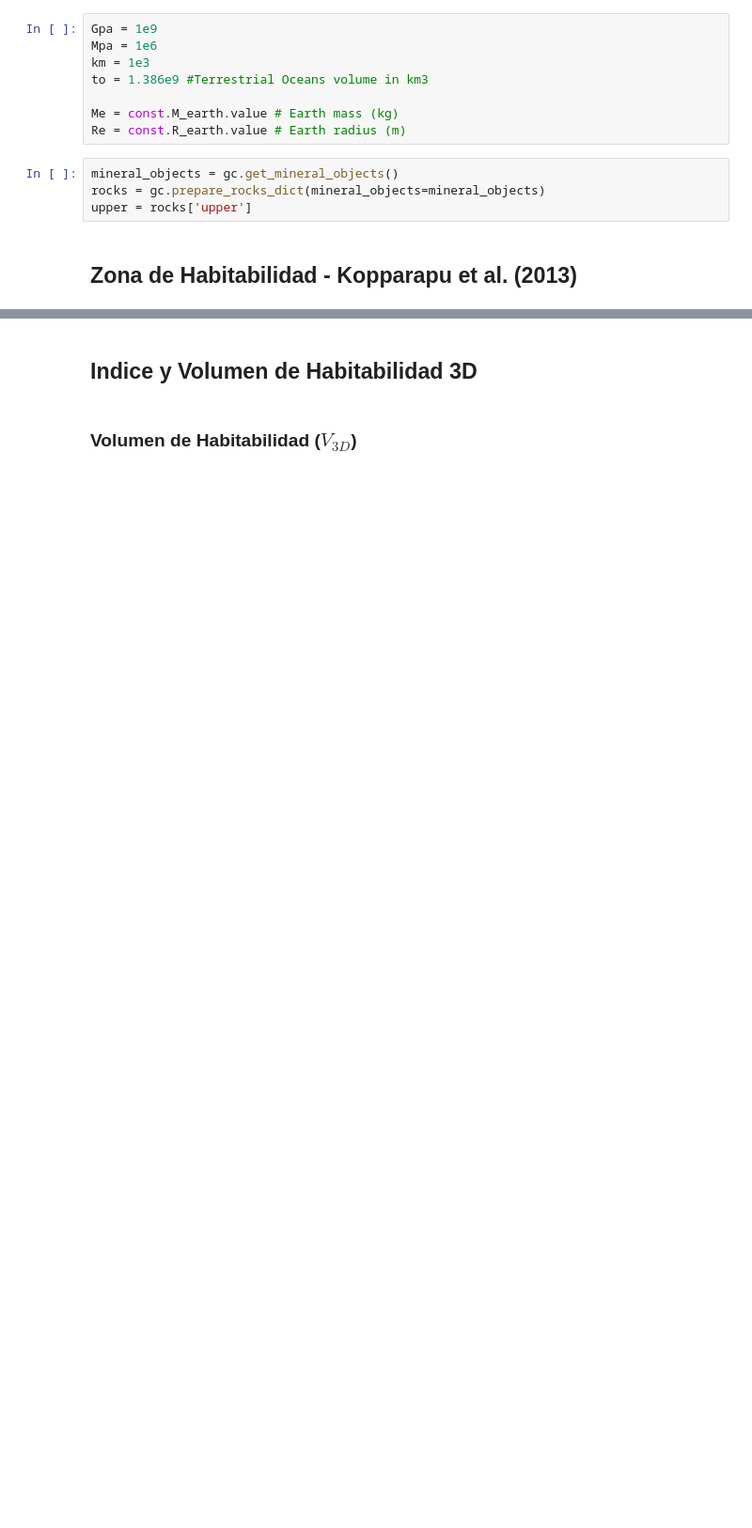
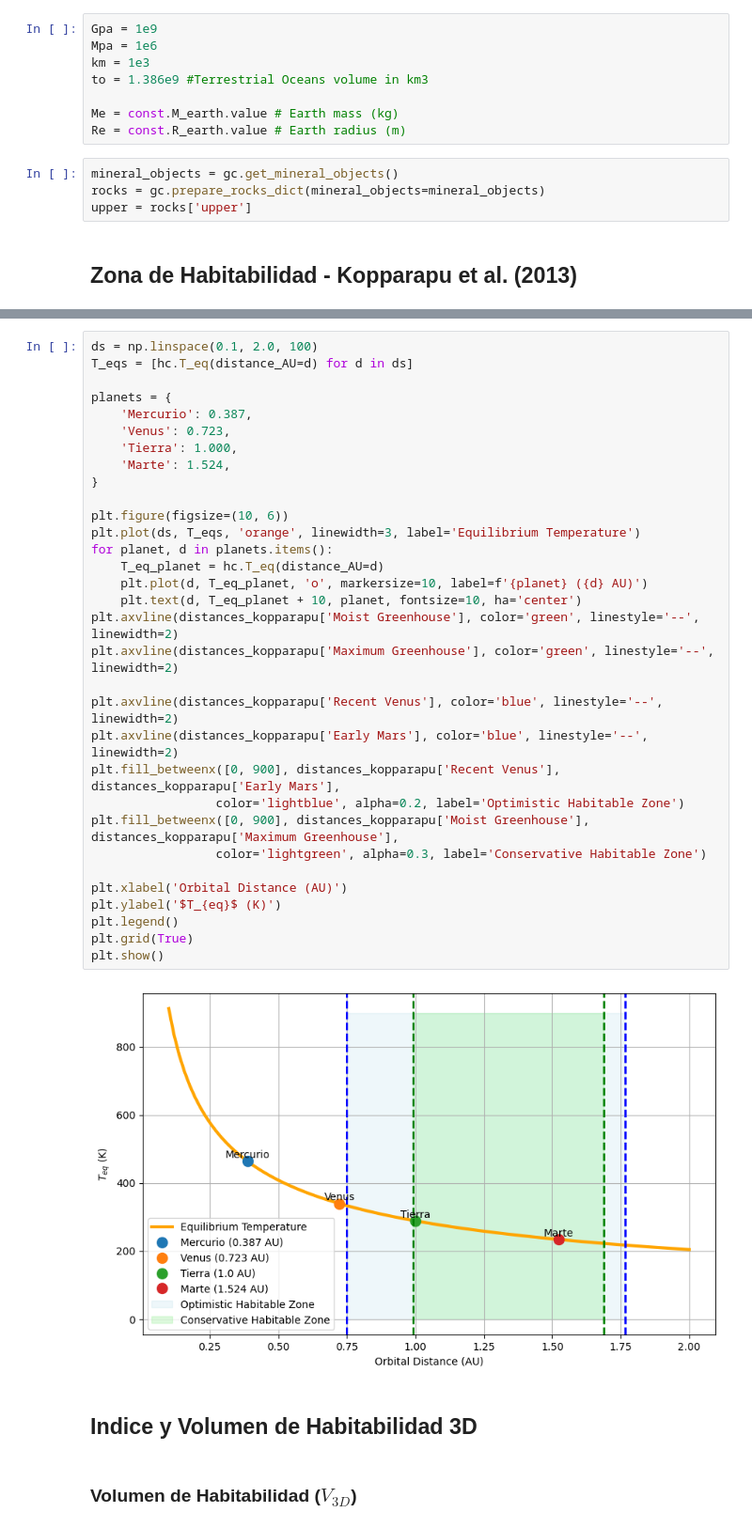
Before and after one commit to Santiago-Orjuela/Hab3D, a Jupyter notebook: Codigos-Scripts/Indice_hab3D.ipynb, the cells around one changed output, grey strips where cells are left out. Shown at 94% size. Drawn from its saved outputs; the diff is of its cells as text; blank space fills up the shorter version.

```diff
--- a/Codigos-Scripts/Indice_hab3D.ipynb
+++ b/Codigos-Scripts/Indice_hab3D.ipynb
@@ -169,6 +78,40 @@ Límites OPTIMISTAS:
 Zona Habitable Conservadora:  0.9928 - 1.6886 AU
 Zona Habitable Optimista:     0.7503 - 1.7658 AU
 ======================================================================
+# %%
+ds = np.linspace(0.1, 2.0, 100)
+T_eqs = [hc.T_eq(distance_AU=d) for d in ds]
+
+planets = {
+    'Mercurio': 0.387,
+    'Venus': 0.723,
+    'Tierra': 1.000,
+    'Marte': 1.524,
+}
+
+plt.figure(figsize=(10, 6))
+plt.plot(ds, T_eqs, 'orange', linewidth=3, label='Equilibrium Temperature')
+for planet, d in planets.items():
+    T_eq_planet = hc.T_eq(distance_AU=d)
+    plt.plot(d, T_eq_planet, 'o', markersize=10, label=f'{planet} ({d} AU)')
+    plt.text(d, T_eq_planet + 10, planet, fontsize=10, ha='center')
+plt.axvline(distances_kopparapu['Moist Greenhouse'], color='green', linestyle='--', linewidth=2)
+plt.axvline(distances_kopparapu['Maximum Greenhouse'], color='green', linestyle='--', linewidth=2)
+
+plt.axvline(distances_kopparapu['Recent Venus'], color='blue', linestyle='--', linewidth=2)
+plt.axvline(distances_kopparapu['Early Mars'], color='blue', linestyle='--', linewidth=2)
+plt.fill_betweenx([0, 900], distances_kopparapu['Recent Venus'], distances_kopparapu['Early Mars'],
+                 color='lightblue', alpha=0.2, label='Optimistic Habitable Zone')
+plt.fill_betweenx([0, 900], distances_kopparapu['Moist Greenhouse'], distances_kopparapu['Maximum Greenhouse'],
+                 color='lightgreen', alpha=0.3, label='Conservative Habitable Zone')
+
+plt.xlabel('Orbital Distance (AU)')
+plt.ylabel('$T_{eq}$ (K)')
+plt.legend()
+plt.grid(True)
+plt.show()
+# %% [output]
+[figure, added]
 # %% [markdown]
 ## Indice y Volumen de Habitabilidad 3D
 # %% [markdown]
```
Also changed, not shown: parts of 2 cells of this notebook, 8 other files.
